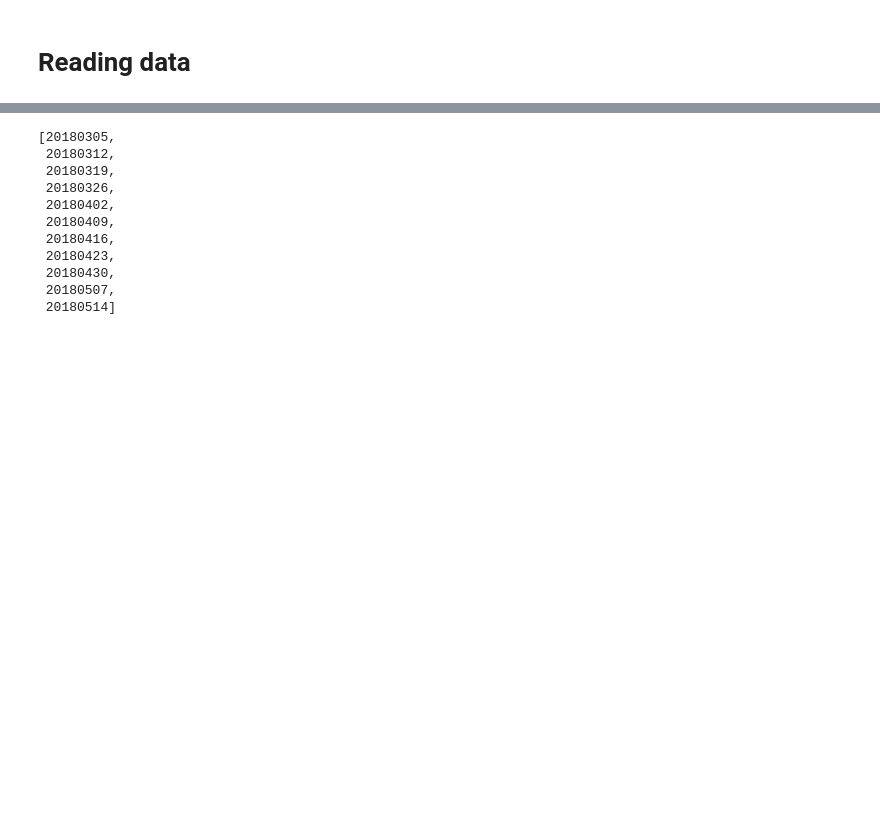
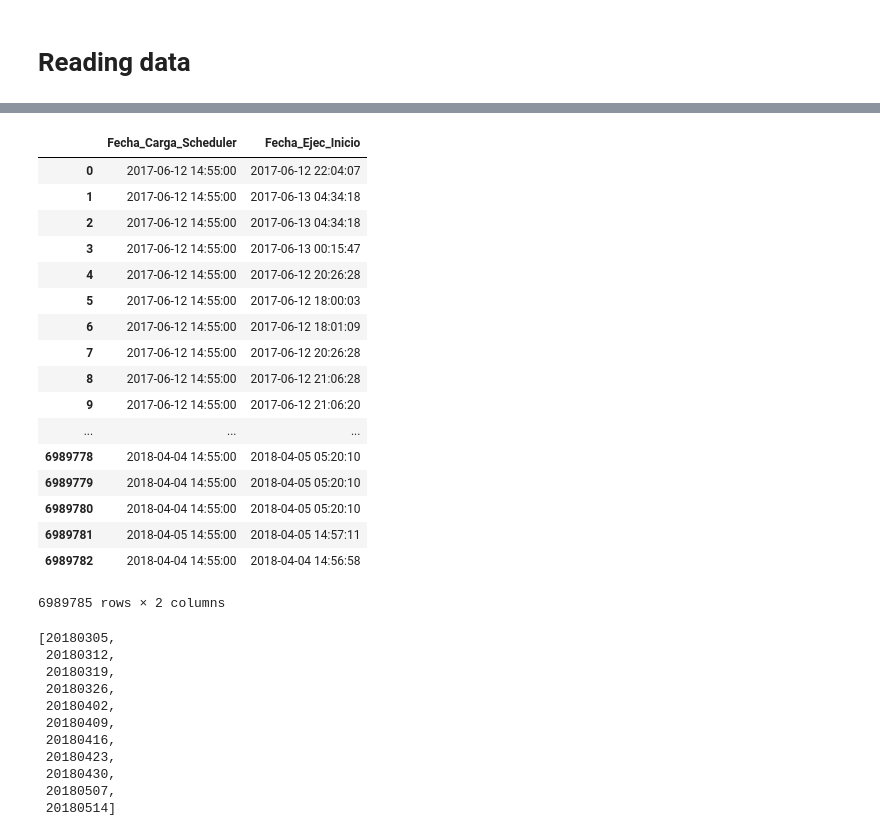
Before and after one commit to kdrivas/analysis-project, a Jupyter notebook: notebooks/Kervy/04-Week_Model.ipynb, the cells around one changed output, grey strips where cells are left out. Drawn from its saved outputs; the diff is of its cells as text; code cells hidden in the pictures; blank space fills up the shorter version.

```diff
--- a/notebooks/Kervy/04-Week_Model.ipynb
+++ b/notebooks/Kervy/04-Week_Model.ipynb
@@ -41,4 +42,25 @@ Index(['Id_HistoricoJob', 'Id_Job', 'Id_Malla', 'Fecha_Carga_Scheduler',
       dtype='object')
+# %%
+csv[['Fecha_Carga_Scheduler', 'Fecha_Ejec_Inicio']]
+# %% [output]
+|  | Fecha_Carga_Scheduler | Fecha_Ejec_Inicio |
+| 0 | 2017-06-12 14:55:00 | 2017-06-12 22:04:07 |
+| 1 | 2017-06-12 14:55:00 | 2017-06-13 04:34:18 |
+| 2 | 2017-06-12 14:55:00 | 2017-06-13 04:34:18 |
+| 3 | 2017-06-12 14:55:00 | 2017-06-13 00:15:47 |
+| 4 | 2017-06-12 14:55:00 | 2017-06-12 20:26:28 |
+| 5 | 2017-06-12 14:55:00 | 2017-06-12 18:00:03 |
+| 6 | 2017-06-12 14:55:00 | 2017-06-12 18:01:09 |
+| 7 | 2017-06-12 14:55:00 | 2017-06-12 20:26:28 |
+| 8 | 2017-06-12 14:55:00 | 2017-06-12 21:06:28 |
+| 9 | 2017-06-12 14:55:00 | 2017-06-12 21:06:20 |
+| ... | ... | ... |
+| 6989778 | 2018-04-04 14:55:00 | 2018-04-05 05:20:10 |
+| 6989779 | 2018-04-04 14:55:00 | 2018-04-05 05:20:10 |
+| 6989780 | 2018-04-04 14:55:00 | 2018-04-05 05:20:10 |
+| 6989781 | 2018-04-05 14:55:00 | 2018-04-05 14:57:11 |
+| 6989782 | 2018-04-04 14:55:00 | 2018-04-04 14:56:58 |
+6989785 rows × 2 columns
 # %%
 target_date = 20180515
 n_weeks = 10
```
Also changed, not shown: parts of 2 cells of this notebook, 2 other files.
